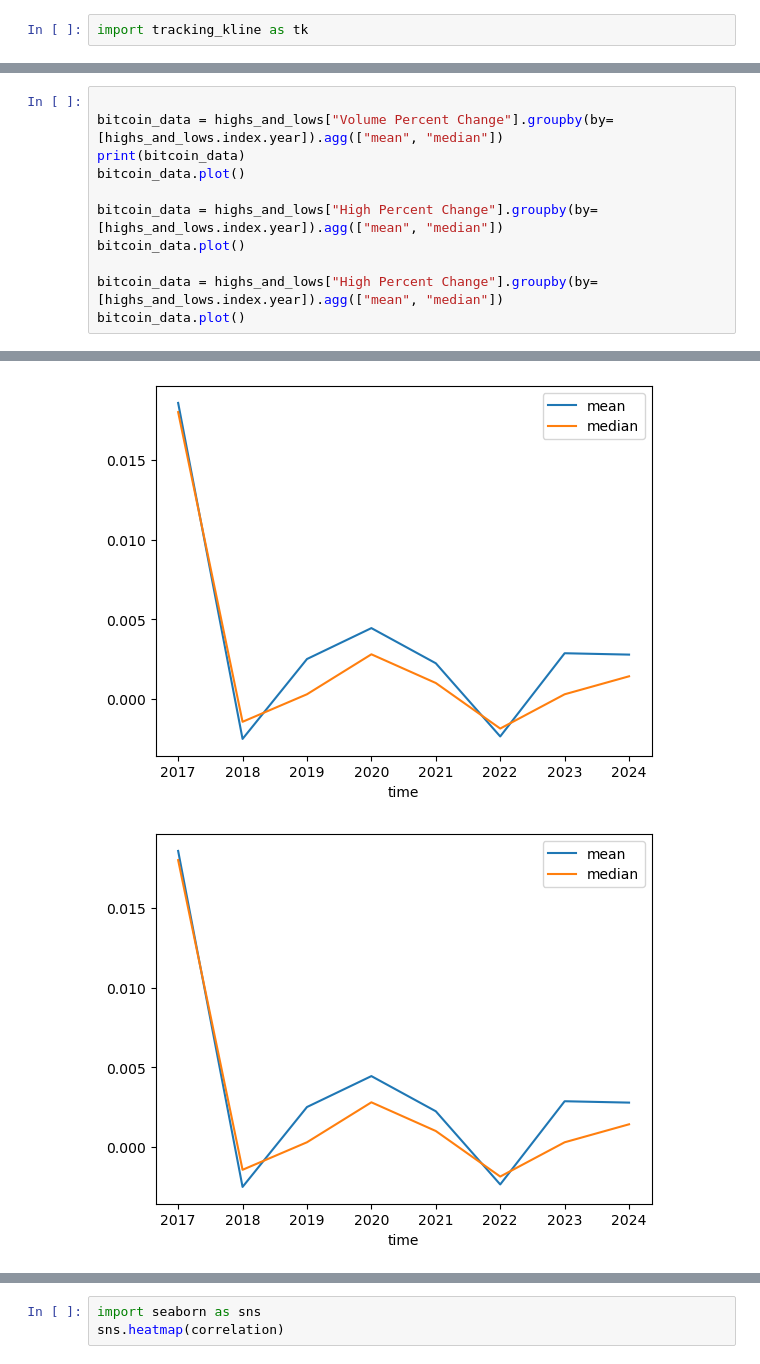
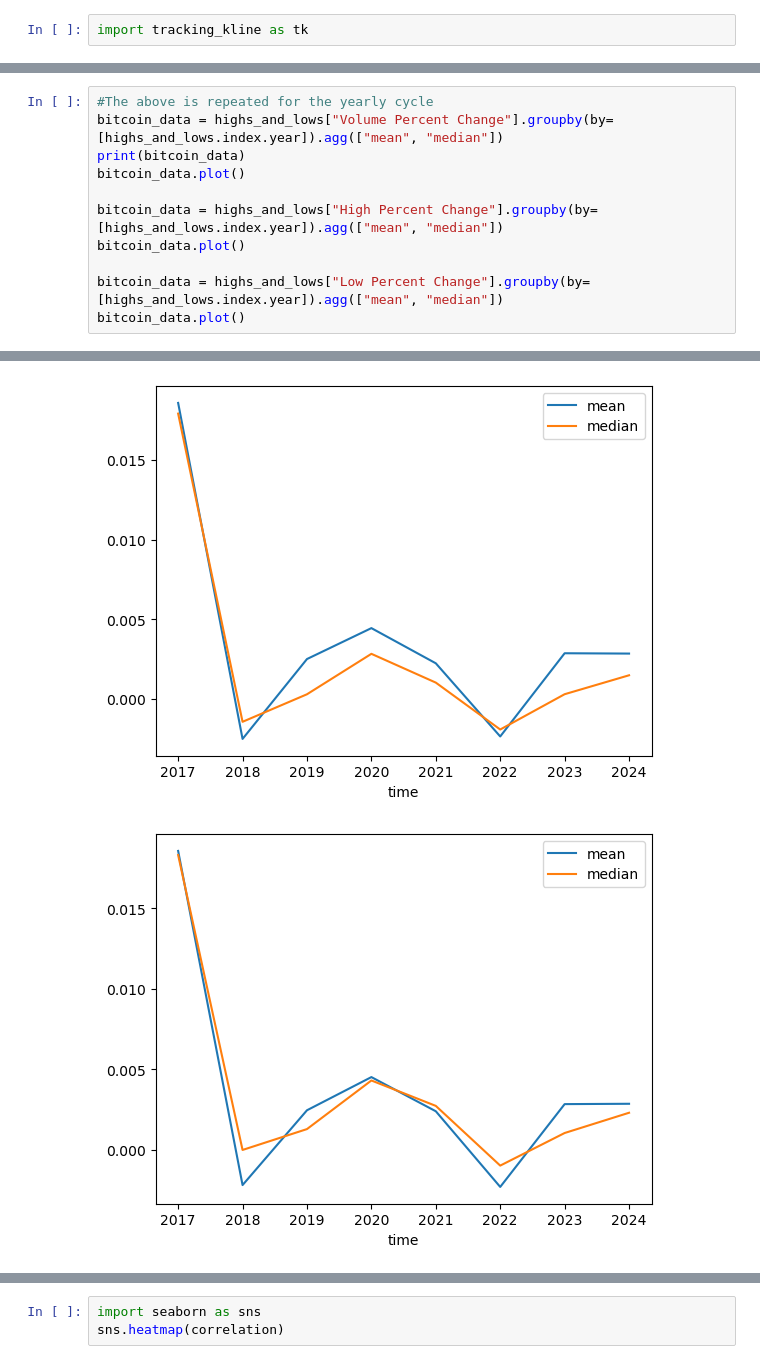
Before and after one commit to EllzBell/project1, a Jupyter notebook: HLVResults.ipynb, the cells around one changed output, grey strips where cells are left out. Cells and saved outputs as stored; diff of their text form.

```diff
--- a/HLVResults.ipynb
+++ b/HLVResults.ipynb
@@ -141,5 +147,5 @@ time
 # %%
-
+#The above is repeated for the yearly cycle
 bitcoin_data = highs_and_lows["Volume Percent Change"].groupby(by=[highs_and_lows.index.year]).agg(["mean", "median"])
 print(bitcoin_data)
 bitcoin_data.plot()
@@ -147,7 +153,7 @@ bitcoin_data.plot()
 bitcoin_data = highs_and_lows["High Percent Change"].groupby(by=[highs_and_lows.index.year]).agg(["mean", "median"])
 bitcoin_data.plot()
 
-bitcoin_data = highs_and_lows["High Percent Change"].groupby(by=[highs_and_lows.index.year]).agg(["mean", "median"])
+bitcoin_data = highs_and_lows["Low Percent Change"].groupby(by=[highs_and_lows.index.year]).agg(["mean", "median"])
 bitcoin_data.plot()
 # %% [output]
            mean    median
@@ -163,5 +169,5 @@ time
 <Axes: xlabel='time'>
 [figure]
 [figure]
-[figure, old version]
+[figure, new version]
 # %%
```
Also changed, not shown: parts of 26 cells of this notebook.
